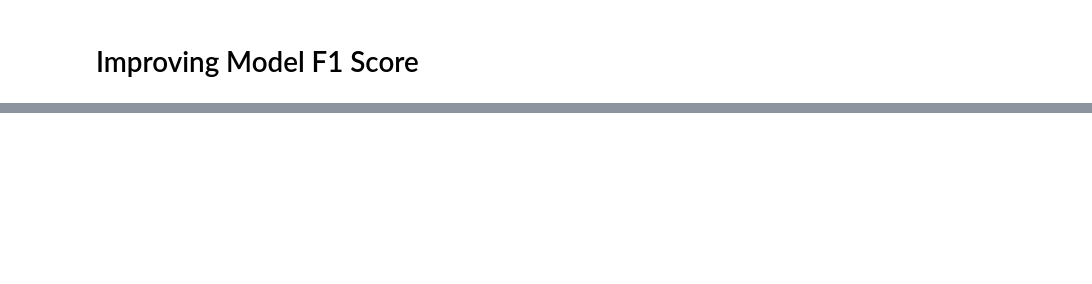
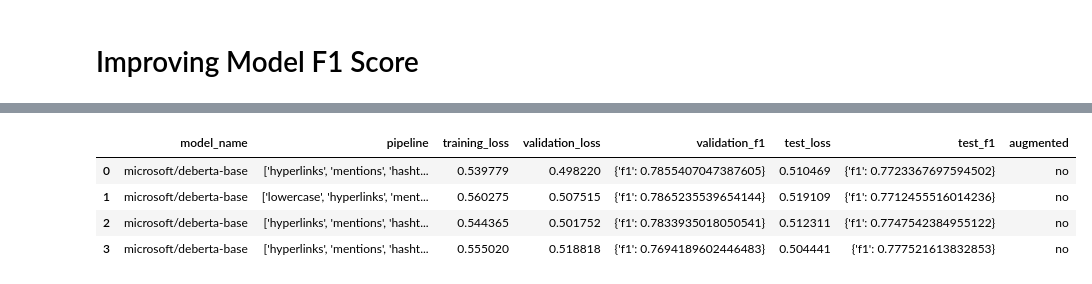
Before and after one commit to smnmnkr/NLP-WiSe21--ML4NLP-Proj, a Jupyter notebook: BERT_in_Pytorch/manual_evaluation.ipynb, the cells around one changed output, grey strips where cells are left out. Cells and saved outputs as stored; diff of their text form; code cells hidden in the pictures; blank space fills up the shorter version.

```diff
--- a/BERT_in_Pytorch/manual_evaluation.ipynb
+++ b/BERT_in_Pytorch/manual_evaluation.ipynb
@@ -90,0 +92,32 @@ F1 validation score:  {'f1': 0.7650404070637534}
+# %%
+import pandas as pd
+
+results_dictionary = {
+        "model_name": [],
+        "pipeline": [],
+        "training_loss": [],
+        "validation_loss": [],
+        "validation_f1": [],
+        "test_loss": [],
+        "test_f1": [],
+        "augmented": []
+    }
+
+
+old_df = pd.read_csv("2nd_models_comparison.csv")
+
+for i in range(len(old_df)):
+    aa = old_df.iloc[i].to_dict()
+
+    for k,v in aa.items():
+        results_dictionary[k].append(v)
+
+pd.set_option('display.max_colwidth', None)
+results_df = pd.DataFrame(results_dictionary)
+results_df.head(40)
+# %% [output]
+|  | model_name | pipeline | training_loss | validation_loss | validation_f1 | test_loss | test_f1 | augmented |
+| 0 | microsoft/deberta-base | ['hyperlinks', 'mentions', 'hasht... | 0.539779 | 0.498220 | {'f1': 0.7855407047387605} | 0.510469 | {'f1': 0.7723367697594502} | no |
+| 1 | microsoft/deberta-base | ['lowercase', 'hyperlinks', 'ment... | 0.560275 | 0.507515 | {'f1': 0.7865235539654144} | 0.519109 | {'f1': 0.7712455516014236} | no |
+| 2 | microsoft/deberta-base | ['hyperlinks', 'mentions', 'hasht... | 0.544365 | 0.501752 | {'f1': 0.7833935018050541} | 0.512311 | {'f1': 0.7747542384955122} | no |
+| 3 | microsoft/deberta-base | ['hyperlinks', 'mentions', 'hasht... | 0.555020 | 0.518818 | {'f1': 0.7694189602446483} | 0.504441 | {'f1': 0.777521613832853} | no |
```
Also changed, not shown: parts of 14 cells of this notebook, 50 other files.
